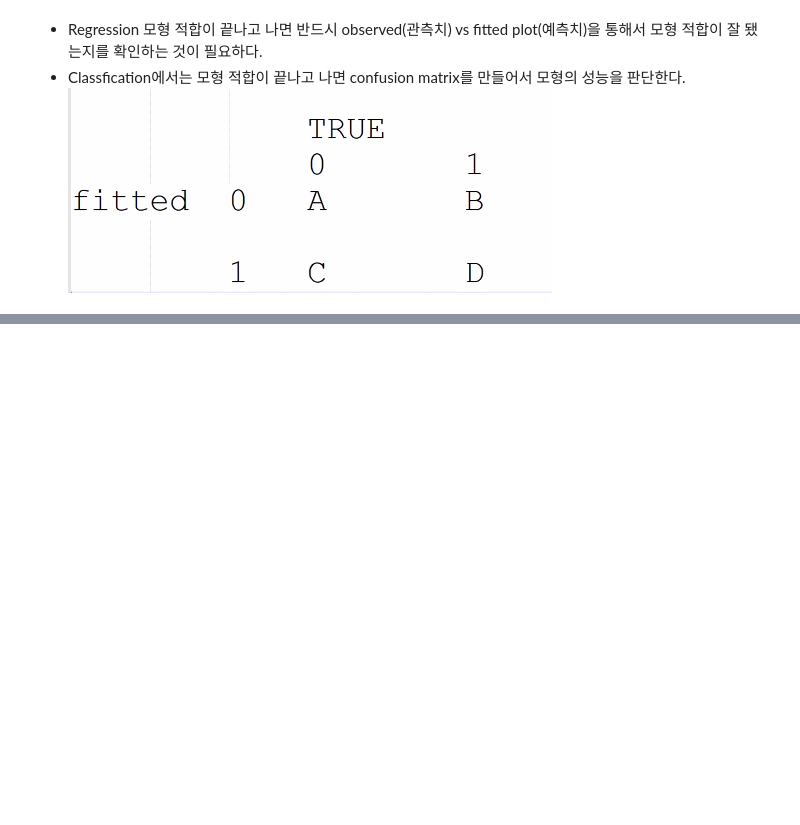
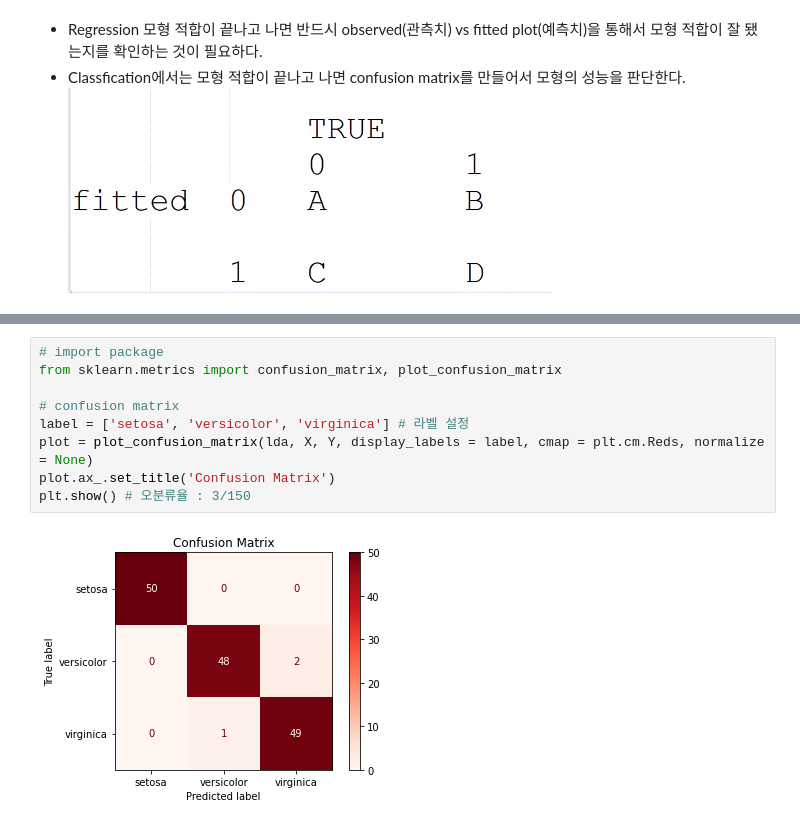
Before and after one commit to Dkepffl/2022-1-Lecture_Note, a Jupyter notebook: Statistical_Methods_for_Big_Data_Analysis/Chapter2.ipynb, the cells around one changed output, grey strips where cells are left out. Cells and saved outputs as stored; diff of their text form; blank space fills up the shorter version.

```diff
--- a/Statistical_Methods_for_Big_Data_Analysis/Chapter2.ipynb
+++ b/Statistical_Methods_for_Big_Data_Analysis/Chapter2.ipynb
@@ -522,0 +633,11 @@ misclass_rate
+# %%
+# import package
+from sklearn.metrics import confusion_matrix, plot_confusion_matrix
+
+# confusion matrix
+label = ['setosa', 'versicolor', 'virginica'] # 라벨 설정
+plot = plot_confusion_matrix(lda, X, Y, display_labels = label, cmap = plt.cm.Reds, normalize = None)
+plot.ax_.set_title('Confusion Matrix')
+plt.show() # 오분류율 : 3/150
+# %% [output]
+[figure, added]
```
Also changed, not shown: parts of 14 cells of this notebook.
